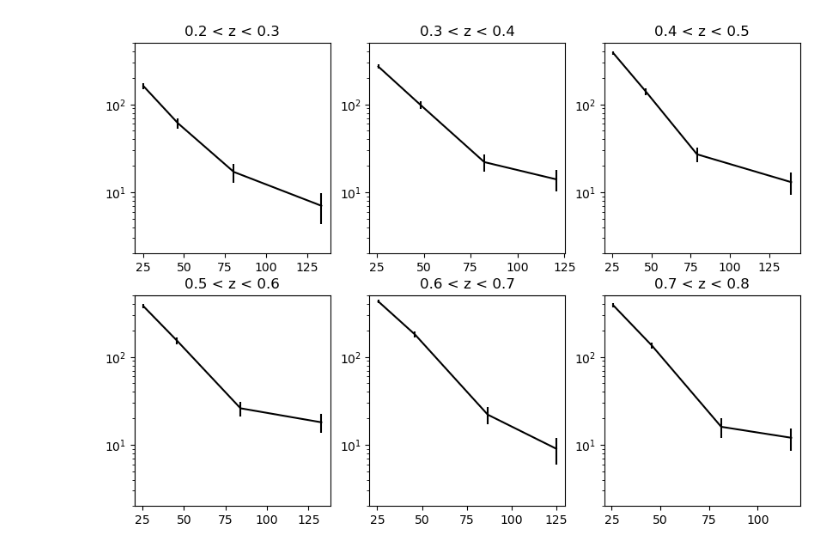
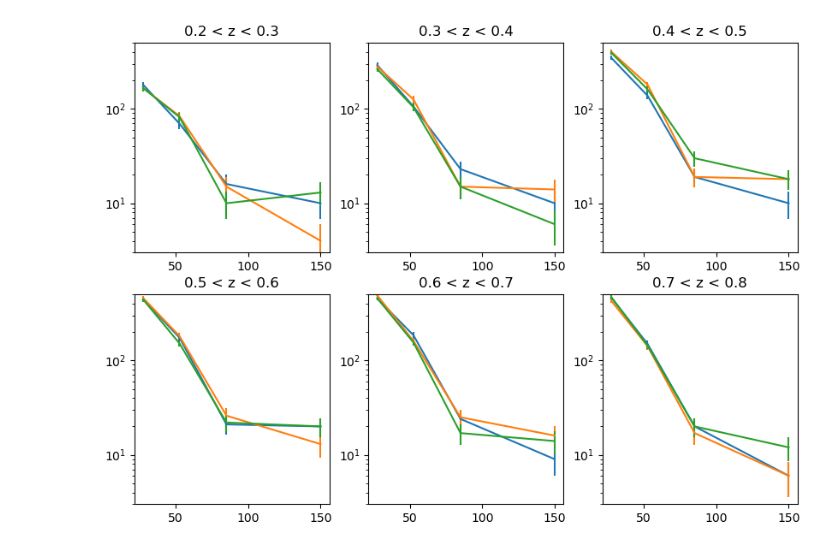
Before and after one commit to calumhrmurray/capish, a Jupyter notebook: DC2_mocks/see_DC2_mocks.ipynb, the cells around one changed output. Saved outputs shown, nothing was run; the diff lists cells and outputs as text; code cells hidden in the pictures.

```diff
--- a/DC2_mocks/see_DC2_mocks.ipynb
+++ b/DC2_mocks/see_DC2_mocks.ipynb
@@ -3,7 +3,7 @@ import numpy as np
 import matplotlib.pyplot as plt
 from astropy.table import Table
 # %%
-lensing_profiles = Table.read('mock_DC2like_data.fits')
+lensing_profiles = Table.read('mock_DC2like_data_seed12.fits')
 # %%
 def binning(corner): return [[corner[i],corner[i+1]] for i in range(len(corner)-1)]
 
@@ -16,23 +16,25 @@ Obs_bin_center = np.mean(Obs_bin, axis=1)
 Z_bin_center = np.mean(Z_bin, axis=1)
 # %%
 plt.figure(figsize=(10, 7))
-for i, z_bin in enumerate(Z_bin):
+for seed in ['12', '34', '56']:
+    lensing_profiles = Table.read(f'mock_DC2like_data_seed{seed}.fits')
+    for i, z_bin in enumerate(Z_bin):
 
-    plt.subplot(231+i)
-    plt.title(f'{z_bin[0]:.1f} < z < {z_bin[1]:.1f}')
-    plt.ylim(2,500)
-    plt.yscale('log')
+        plt.subplot(231+i)
+        plt.title(f'{z_bin[0]:.1f} < z < {z_bin[1]:.1f}')
+        plt.ylim(3,500)
+        plt.yscale('log')
+        #plt.grid(which='both')
+        x = []
+        y = []
+        for j, rich_bin in enumerate(Obs_bin):
 
-    x = []
-    y = []
-    for j, rich_bin in enumerate(Obs_bin):
-
-        mask = (lensing_profiles['cluster_redshift'] > z_bin[0])*(lensing_profiles['cluster_redshift'] <= z_bin[1])
-        mask *= (lensing_profiles['cluster_richness'] > rich_bin[0])*(lensing_profiles['cluster_richness'] <= rich_bin[1])
-        x.append(np.mean(lensing_profiles['cluster_richness'][mask]))
-        y.append(np.sum(mask))
-    plt.errorbar(x, y, np.sqrt(np.array(y)), color= 'k')
+            mask = (lensing_profiles['cluster_redshift'] > z_bin[0])*(lensing_profiles['cluster_redshift'] <= z_bin[1])
+            mask *= (lensing_profiles['cluster_richness'] > rich_bin[0])*(lensing_profiles['cluster_richness'] <= rich_bin[1])
+            x.append(np.mean(rich_bin))
+            y.append(np.sum(mask))
+        plt.errorbar(x, y, np.sqrt(np.array(y)), )
 # %% [output]
-[figure, old version]
+[figure, new version]
 # %%
 plt.figure(figsize=(10, 7))
```
Also changed, not shown: parts of 1 cell of this notebook.
